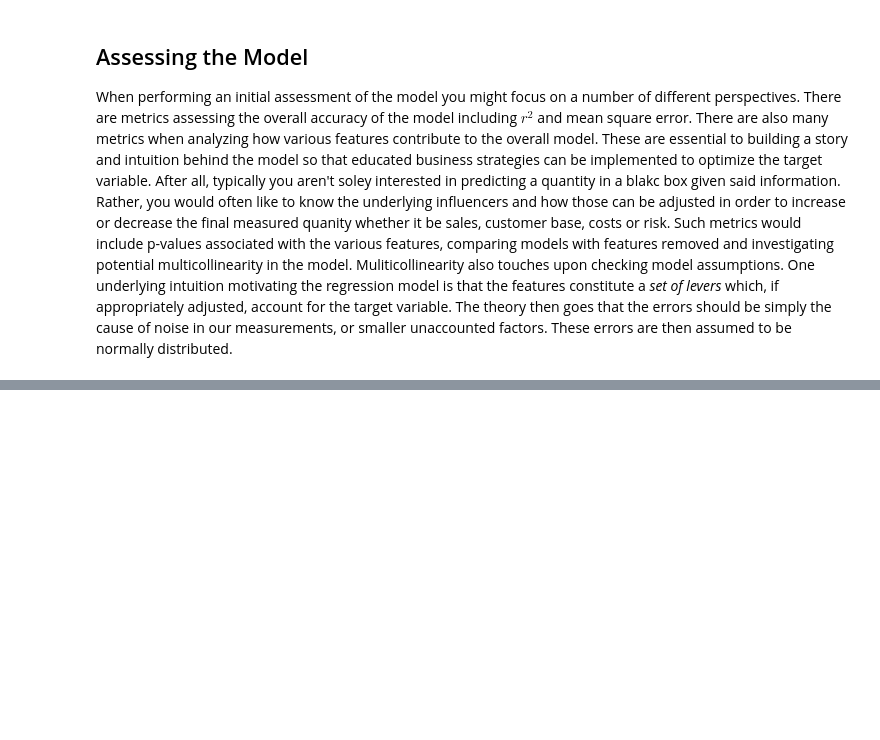
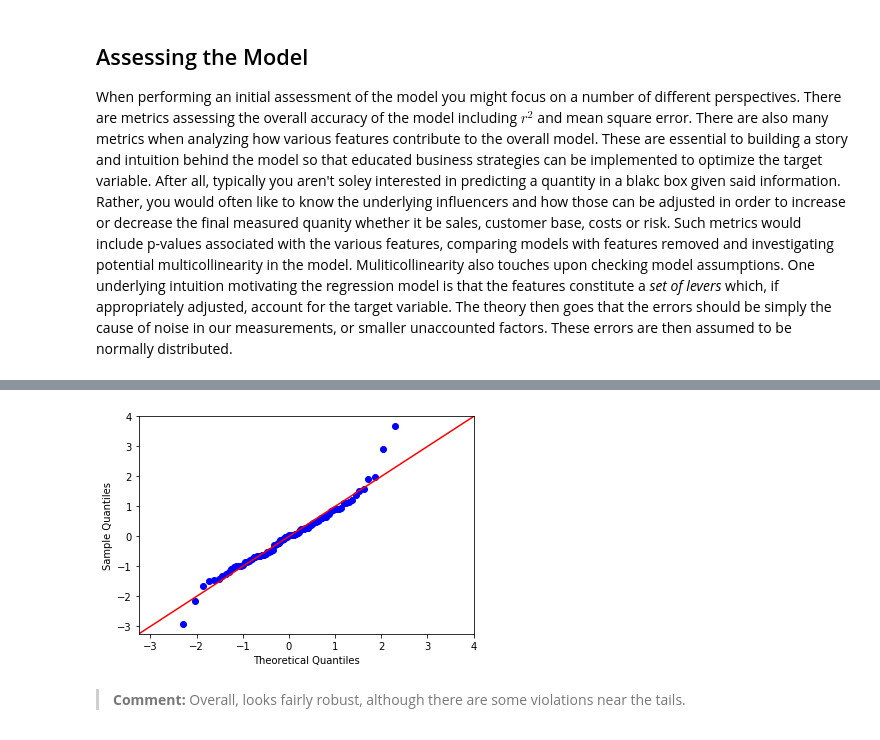
Before and after one commit to zaborowm/dsc-modeling-your-data-nyc-ds-career-042219, a Jupyter notebook: index.ipynb, the cells around one changed output, grey strips where cells are left out. Cells and saved outputs as stored; diff of their text form; code cells hidden in the pictures; blank space fills up the shorter version.

```diff
--- a/index.ipynb
+++ b/index.ipynb
@@ -93,0 +190,7 @@ When performing an initial assessment of the model you might focus on a number o
+# %%
+outcome = 'MPG_Highway'
+x_cols = ['Passengers', 'Wheelbase', 'Weight', 'Fueltank']
+predictors = '+'.join(x_cols)
+formula = outcome + "~" + predictors
+model = ols(formula=formula, data=df).fit()
+model.summary()
@@ -93,0 +228,6 @@ When performing an initial assessment of the model you might focus on a number o
+# %%
+fig = sm.graphics.qqplot(model.resid, dist=stats.norm, line='45', fit=True)
+# %% [output]
+[figure, added]
+# %% [markdown]
+> **Comment:** Overall, looks fairly robust, although there are some violations near the tails.
```
Also changed, not shown: parts of 36 cells of this notebook, 5 other files.
